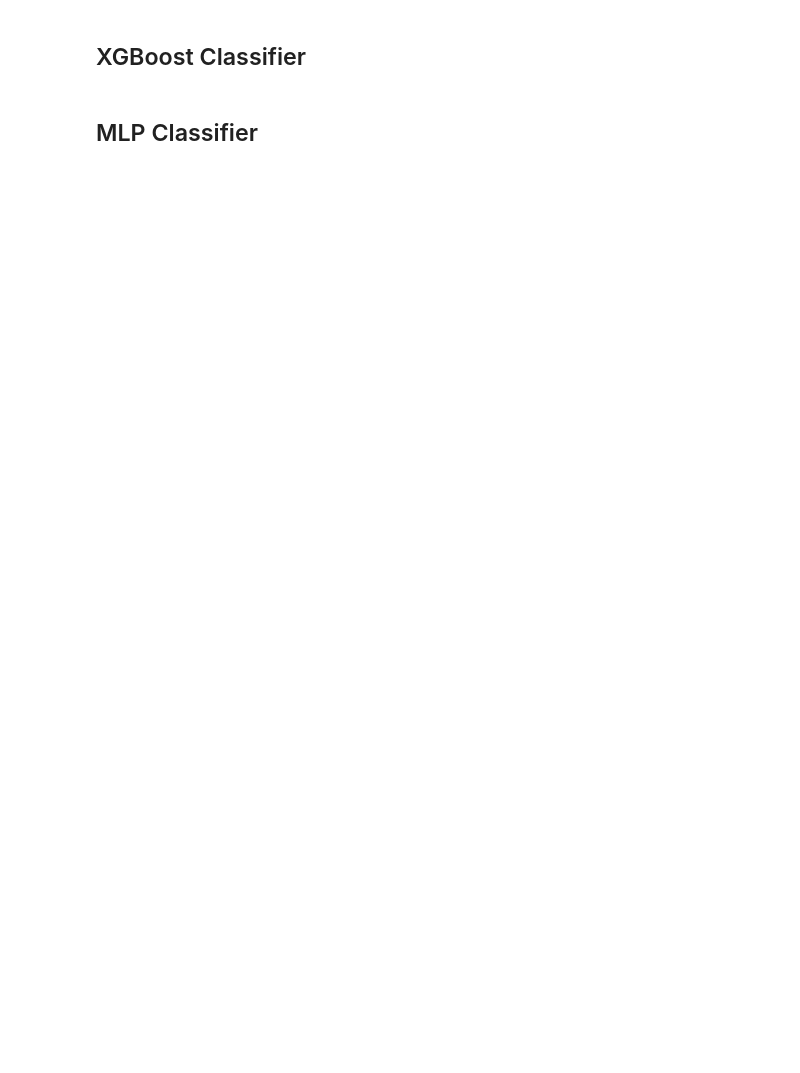
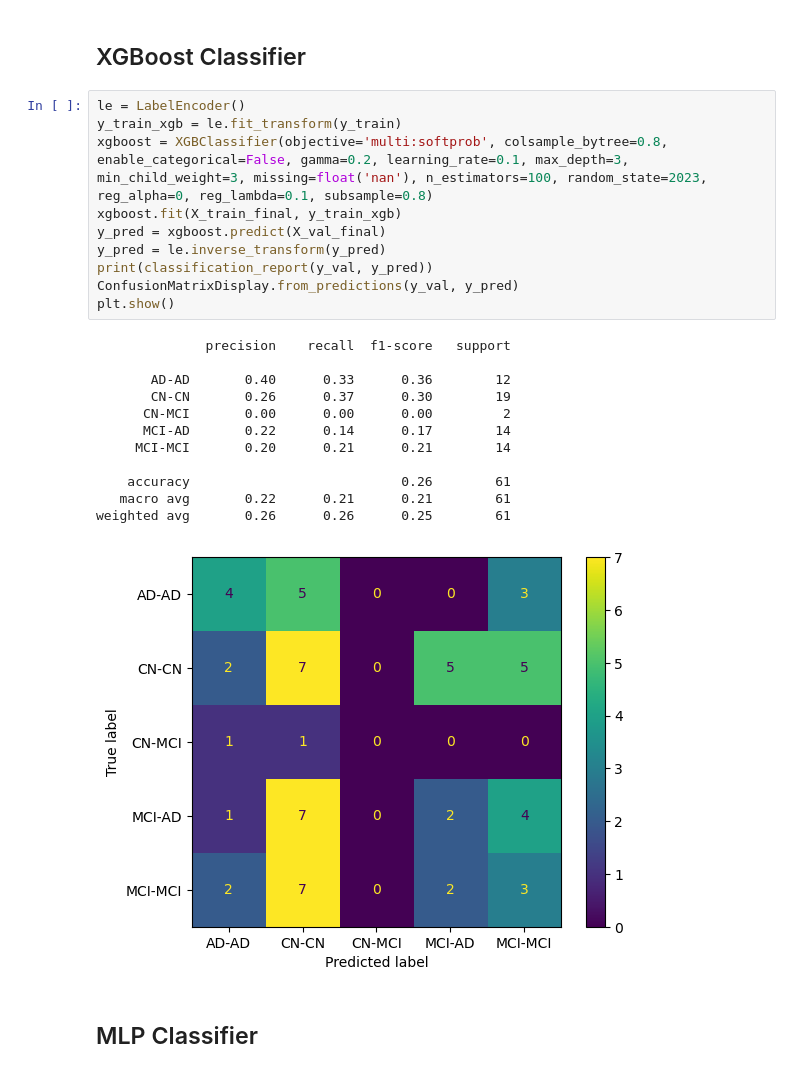
Before and after one commit to AntonioSilva03/Projeto-DAA, a Jupyter notebook: src/modelos_occipital.ipynb, the cells around one changed output. Saved outputs shown, nothing was run; the diff lists cells and outputs as text; blank space fills up the shorter version.

```diff
--- a/src/modelos_occipital.ipynb
+++ b/src/modelos_occipital.ipynb
@@ -189,4 +212,27 @@ weighted avg       0.20      0.21      0.20        61
 # %% [markdown]
 ## XGBoost Classifier
+# %%
+le = LabelEncoder()
+y_train_xgb = le.fit_transform(y_train)
+xgboost = XGBClassifier(objective='multi:softprob', colsample_bytree=0.8, enable_categorical=False, gamma=0.2, learning_rate=0.1, max_depth=3, min_child_weight=3, missing=float('nan'), n_estimators=100, random_state=2023, reg_alpha=0, reg_lambda=0.1, subsample=0.8)
+xgboost.fit(X_train_final, y_train_xgb)
+y_pred = xgboost.predict(X_val_final)
+y_pred = le.inverse_transform(y_pred)
+print(classification_report(y_val, y_pred))
+ConfusionMatrixDisplay.from_predictions(y_val, y_pred)
+plt.show()
+# %% [output]
+              precision    recall  f1-score   support
+
+       AD-AD       0.40      0.33      0.36        12
+       CN-CN       0.26      0.37      0.30        19
+      CN-MCI       0.00      0.00      0.00         2
+      MCI-AD       0.22      0.14      0.17        14
+     MCI-MCI       0.20      0.21      0.21        14
+
+    accuracy                           0.26        61
+   macro avg       0.22      0.21      0.21        61
+weighted avg       0.26      0.26      0.25        61
+[figure, added]
 # %% [markdown]
 ## MLP Classifier
```
Also changed, not shown: parts of 5 cells of this notebook, 5 other files.
